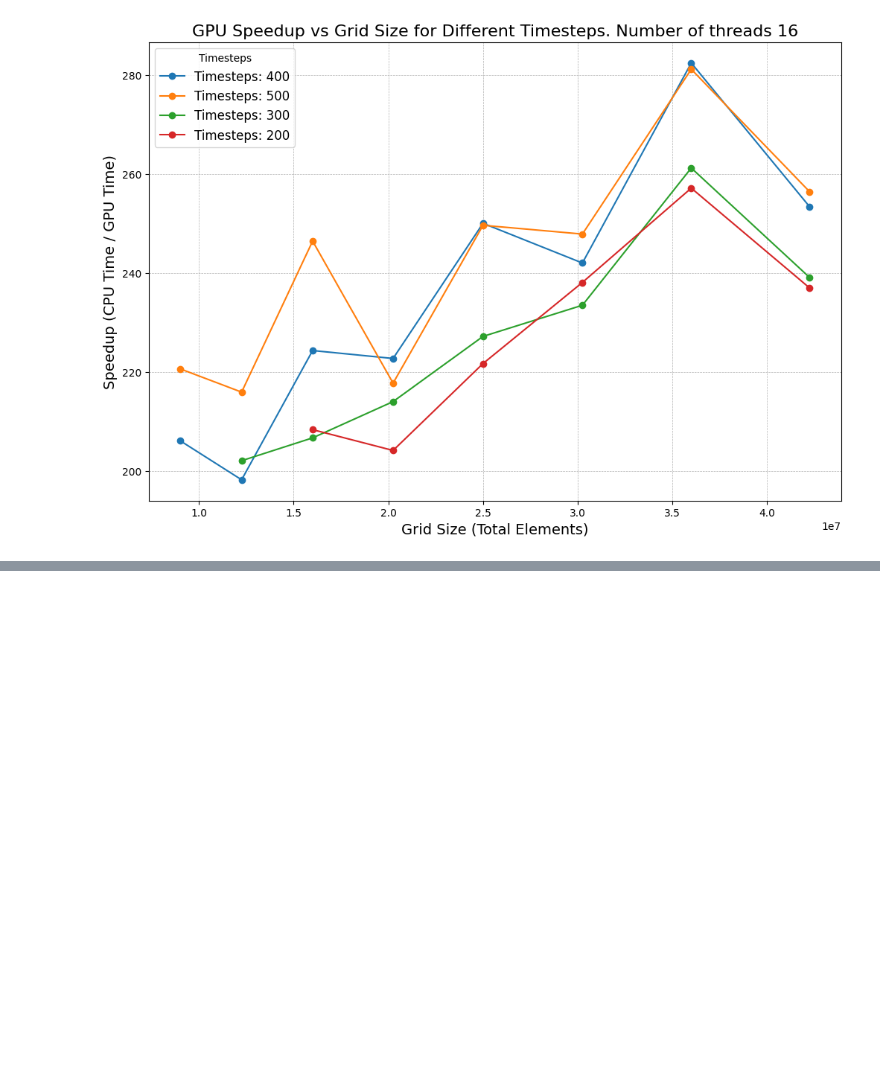
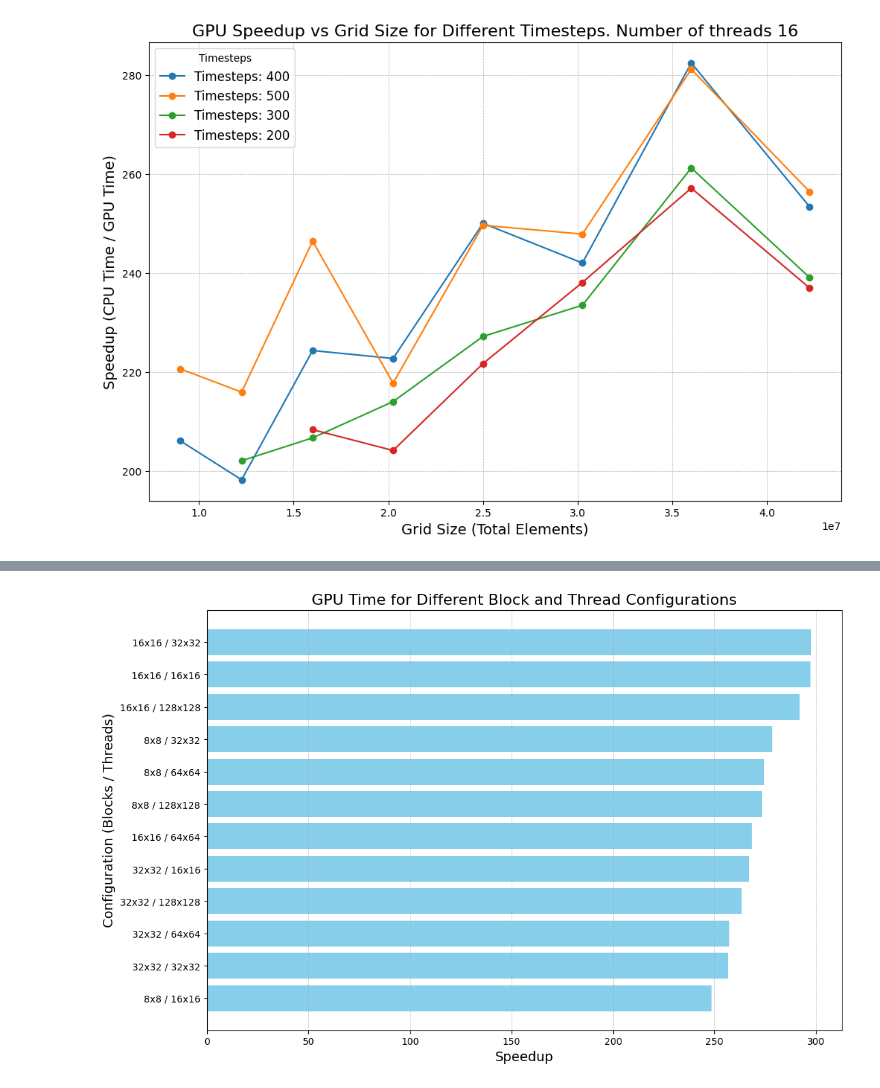
Before and after one commit to marussia239/HPC_2024_2025, a Jupyter notebook: homework-2/Homework_CUDA.ipynb, the cells around one changed output, grey strips where cells are left out. Drawn from its saved outputs; the diff is of its cells as text; code cells hidden in the pictures; blank space fills up the shorter version.

```diff
--- a/homework-2/Homework_CUDA.ipynb
+++ b/homework-2/Homework_CUDA.ipynb
@@ -295,0 +343,23 @@ plt.show()
+# %%
+import pandas as pd
+import matplotlib.pyplot as plt
+
+df = pd.read_csv("block_thread_results.csv", names=["BlockX", "BlockY", "ThreadX", "ThreadY",
+                                                    "Grid Size", "N steps", "CPU Time",
+                                                    "GPU Time", "Speedup"])
+
+df["Configuration"] = df["BlockX"].astype(str) + "x" + df["BlockY"].astype(str) + " / " + df["ThreadX"].astype(str) + "x" + df["ThreadY"].astype(str)
+df["Grid Size"] = df["Grid Size"].astype(int)
+
+df = df.sort_values("Speedup")
+
+# Plot GPU time
+plt.figure(figsize=(12, 8))
+plt.barh(df["Configuration"], df["Speedup"], color="skyblue")
+plt.xlabel("Speedup", fontsize=14)
+plt.ylabel("Configuration (Blocks / Threads)", fontsize=14)
+plt.title("GPU Time for Different Block and Thread Configurations", fontsize=16)
+plt.grid(True, axis="x", linestyle="--", linewidth=0.5)
+plt.show()
+# %% [output]
+[figure, added]
```
Also changed, not shown: parts of 6 cells of this notebook, 2 other files.
